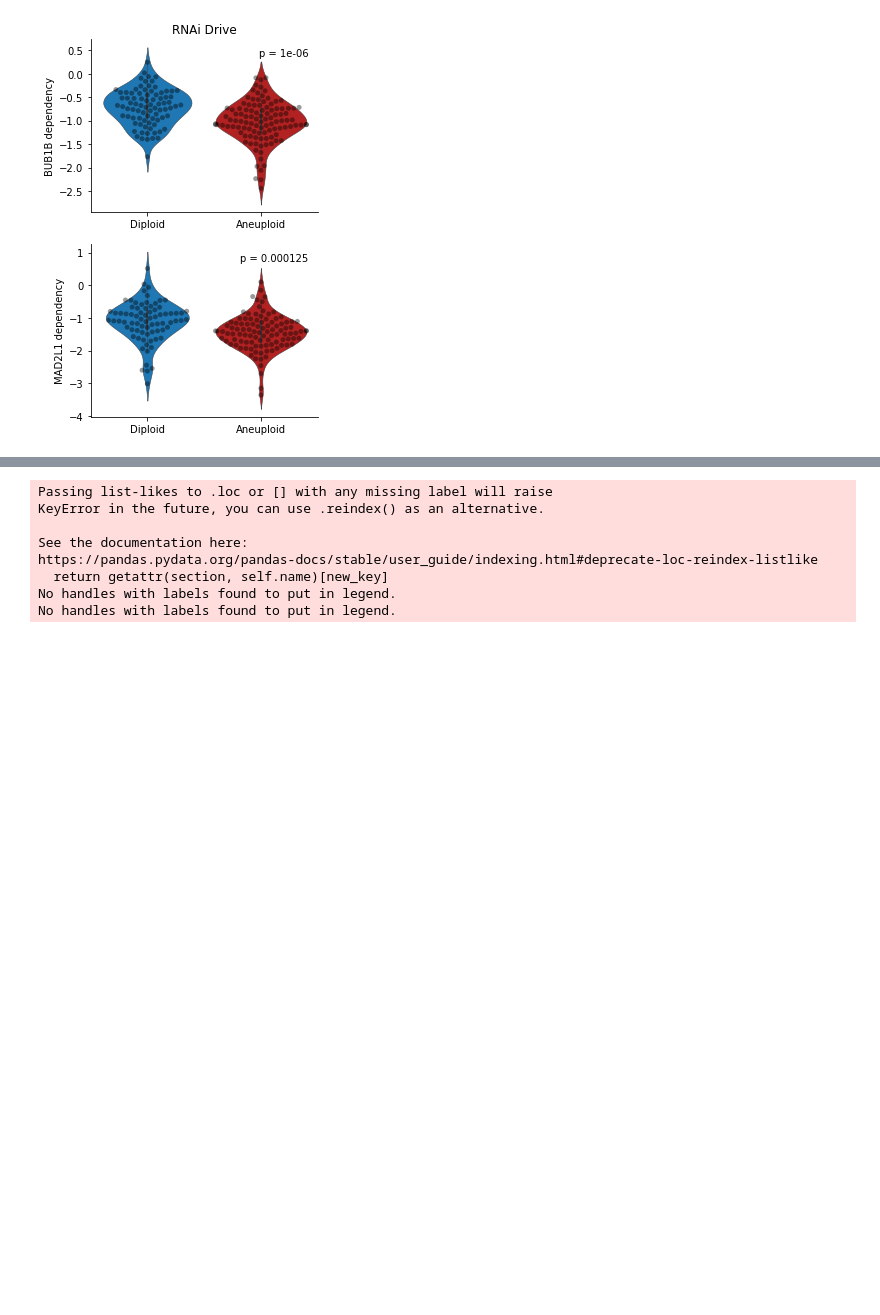
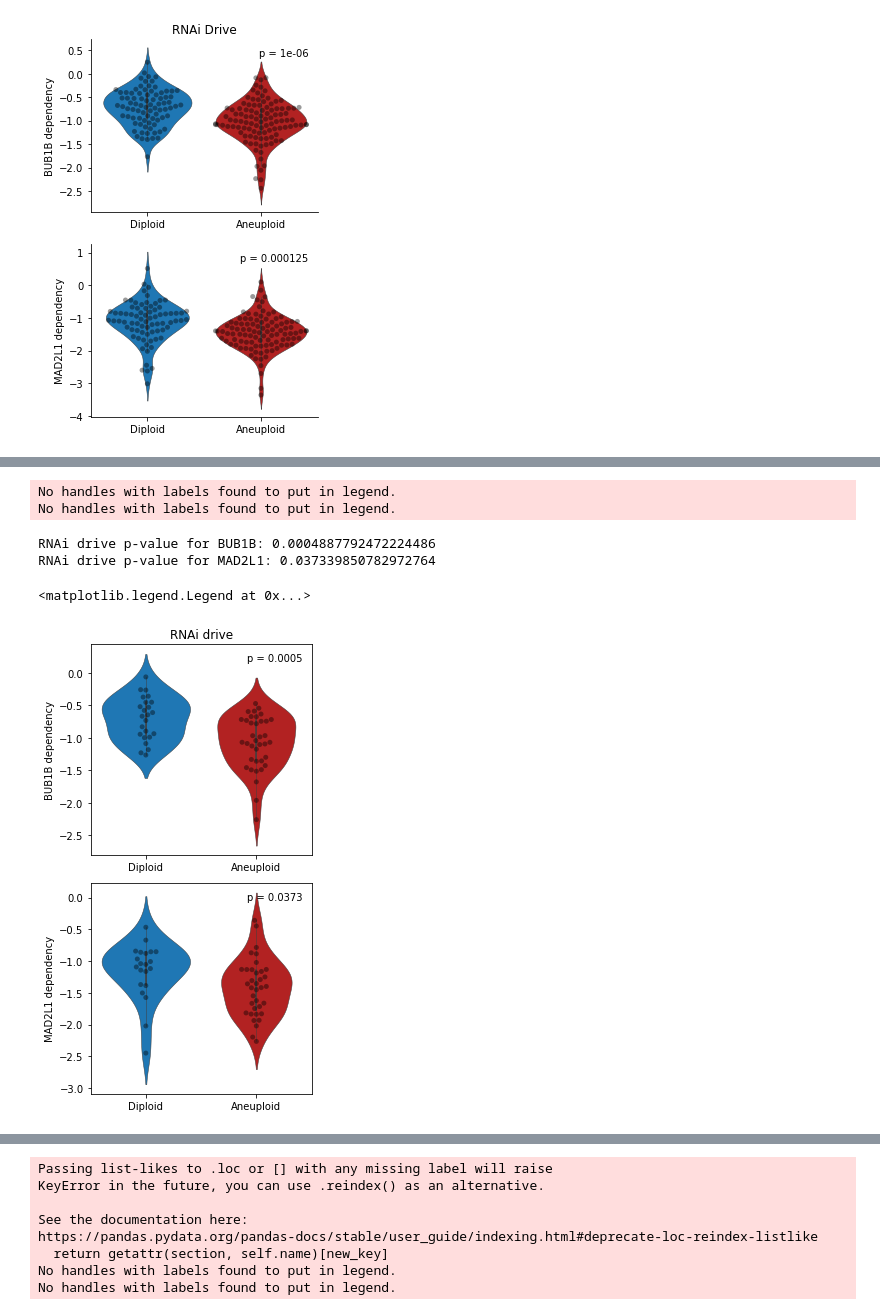
Before and after one commit to broadinstitute/Aneuploidy_dependencies, a Jupyter notebook: Extended Data Figure 1.ipynb, the cells around one changed output, grey strips where cells are left out. Drawn from its saved outputs; the diff is of its cells as text; code cells hidden in the pictures; blank space fills up the shorter version.

Commit message:
notebooks to match final version of paper

```diff
--- a/Extended Data Figure 1.ipynb
+++ b/Extended Data Figure 1.ipynb
@@ -154,0 +192,80 @@ RNAi Achilles p-value for MAD2L1: 0.00012537549828545578
+# %%
+##########################################################################################
+######################################### figex 1g #######################################
+##########################################################################################
+
+fig,axx = plt.subplots(2,1,figsize=(4,7))
+
+from scipy import stats
+
+
+anot = tc.get(name='aneuploidy-data-d0b9', version=19, file='using_ten_percent_NEW')#pd.read_csv('aneuploidy_data_compact.csv',index_col=0)
+genes = ['BUB1B (701)','MAD2L1 (4085)','KIF18A (81930)']
+gene_effect_rnai_drive_ = gene_effect_rnai_drive.loc[:,genes]
+gene_effect_rnai_achilles_ = gene_effect_rnai_achilles.loc[:,genes]
+
+
+shared = set(anot.loc[:,'CCLE_ID']) & set(gene_effect_rnai_drive_.index)
+temp = gene_effect_rnai_drive_.loc[shared]
+temp['ploidy'] = anot_CCLE.loc[temp.index,'many_arm_events']
+
+trus = temp[temp.loc[:,'ploidy']==True].index
+temp.loc[trus,'ploidy']= 'Aneuploid'
+falsee = temp[temp.loc[:,'ploidy']==False].index
+temp.loc[falsee,'ploidy']=  'Diploid'
+
+my_pal = {"Diploid": "C0", "Aneuploid": "firebrick"}
+sns.violinplot(y = 'BUB1B (701)',x='ploidy', data = temp,saturation=1,linewidth=.5,ax=axx[0],order=['Diploid','Aneuploid'],palette=my_pal)
+sns.swarmplot(y = 'BUB1B (701)',x='ploidy', data = temp,color='black',alpha=.4,ax=axx[0],order=['Diploid','Aneuploid'])
+axx[0].set_title('RNAi drive')
+axx[0].set_ylabel('BUB1B dependency')
+axx[0].set_xlabel('')
+
+# plotting.simpleaxis(axx[0])
+
+
+# plt.figure()
+sns.violinplot(y = 'MAD2L1 (4085)',x='ploidy', data = temp,saturation=1,linewidth=.5,ax=axx[1],order=['Diploid','Aneuploid'],palette=my_pal)
+sns.swarmplot(y = 'MAD2L1 (4085)',x='ploidy', data = temp,color='black',alpha=.4,ax=axx[1],order=['Diploid','Aneuploid'])
+#axx[1].set_title('RNAi drive')
+axx[1].set_ylabel('MAD2L1 dependency')
+axx[1].set_xlabel('')
+
+# plotting.simpleaxis(axx[1])
+
+
+
+# sns.violinplot(y = 'KIF18A (81930)',x='ploidy', data = temp,saturation=1,linewidth=.5,ax=axx[2],order=['Diploid','Aneuploid'],palette=my_pal)
+# sns.swarmplot(y = 'KIF18A (81930)',x='ploidy', data = temp,color='black',alpha=.4,ax=axx[2],order=['Diploid','Aneuploid'])
+# #axx[1].set_title('RNAi drive')
+# axx[2].set_ylabel('KIF18A dependency')
+# axx[2].set_xlabel('')
+
+# plotting.simpleaxis(axx[2])
+
+
+
+plt.tight_layout()
+
+
+tt,p_val = stats.ttest_ind(gene_effect_rnai_drive_.loc[trus,'BUB1B (701)'],gene_effect_rnai_drive_.loc[falsee,'BUB1B (701)'])
+print('RNAi drive p-value for BUB1B: ' + str(p_val))
+axx[0].legend(title='p = '+ str(round(p_val,4)),frameon=False)
+tt,p_val = stats.ttest_ind(gene_effect_rnai_drive_.loc[trus,'MAD2L1 (4085)'].dropna(),gene_effect_rnai_drive_.loc[falsee,'MAD2L1 (4085)'].dropna())
+print('RNAi drive p-value for MAD2L1: ' + str(p_val))
+axx[1].legend(title='p = '+ str(round(p_val,4)),frameon=False)
+# tt,p_val = stats.ttest_ind(gene_effect_rnai_drive_.loc[trus,'KIF18A (81930)'].dropna(),gene_effect_rnai_drive_.loc[falsee,'KIF18A (81930)'].dropna())
+# print('RNAi drive p-value for KIF18A: ' + str(p_val))
+# axx[2].legend(title='p = '+ str(round(p_val,6)),frameon=False,loc='lower left')
+
+
+
+
+# plt.savefig('review_plots/rnai_drive_10_percent_NEW.pdf')
+# %% [output]
+No handles with labels found to put in legend.
+No handles with labels found to put in legend.
+RNAi drive p-value for BUB1B: 0.0004887792472224486
+RNAi drive p-value for MAD2L1: 0.037339850782972764
+<matplotlib.legend.Legend at 0x...>
+[figure, added]
```
Also changed, not shown: parts of 7 cells of this notebook, 3 other files.
